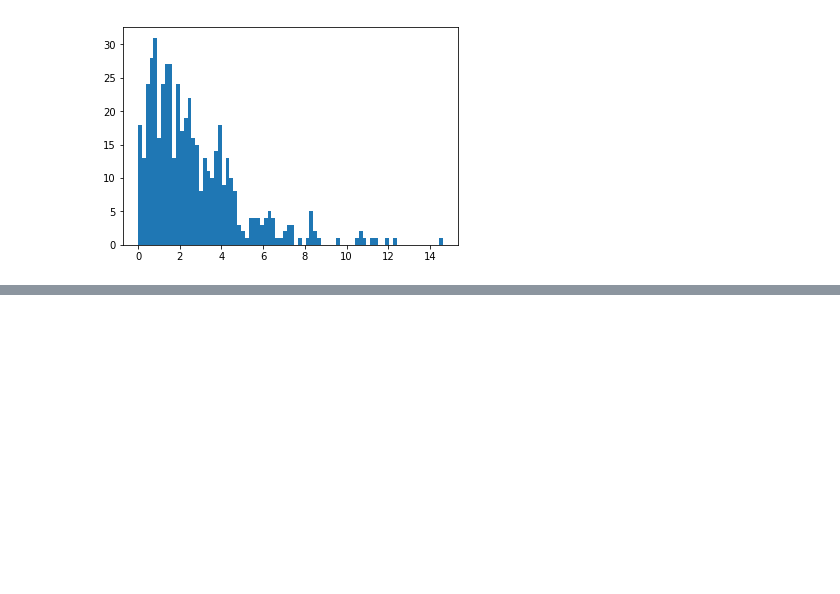
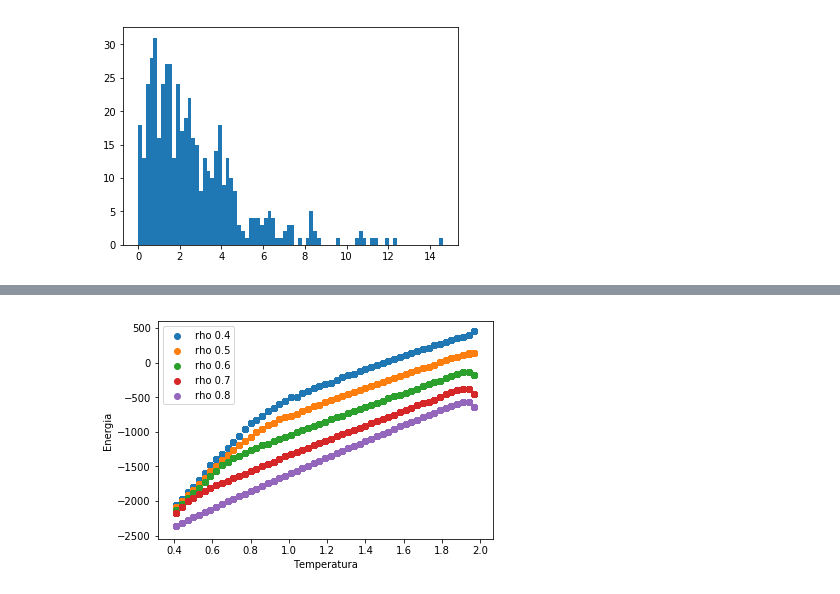
Before and after one commit to lupipedraza/TP3, a Jupyter notebook: ej1.ipynb, the cells around one changed output, grey strips where cells are left out. Saved outputs shown, nothing was run; the diff lists cells and outputs as text; code cells hidden in the pictures; blank space fills up the shorter version.

```diff
--- a/ej1.ipynb
+++ b/ej1.ipynb
@@ -209,0 +294,11 @@ plt.hist(v_2,bins=80)
+# %%
+rho=0.4
+for E in E_tot:
+    plt.scatter(T[3000:],E[3000:] ,label='rho '+str(round(rho,1)))
+    rho+=0.1
+plt.xlabel('Temperatura')
+plt.ylabel('Energia')
+plt.legend()
+plt.show()
+# %% [output]
+[figure, added]
```
Also changed, not shown: parts of 9 cells of this notebook, 21 other files.
